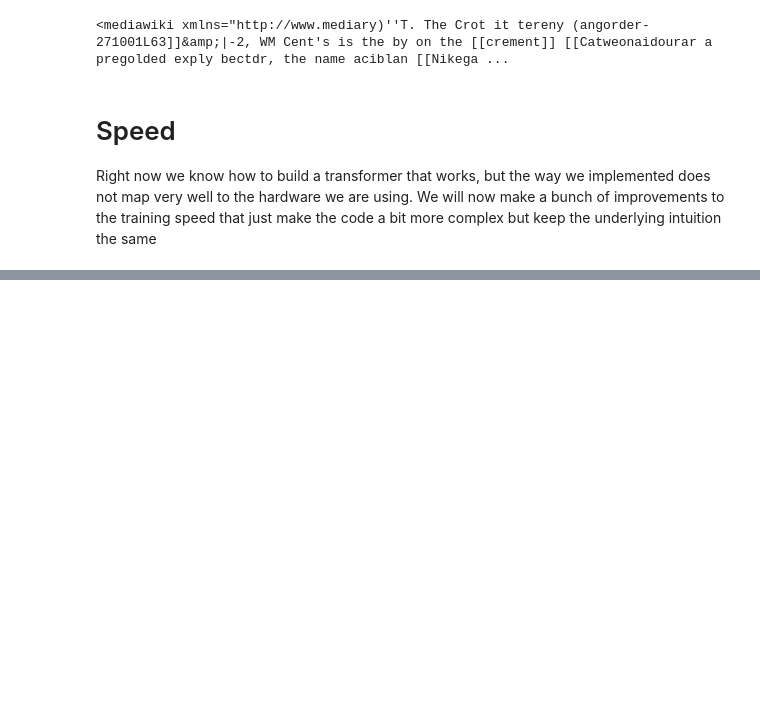
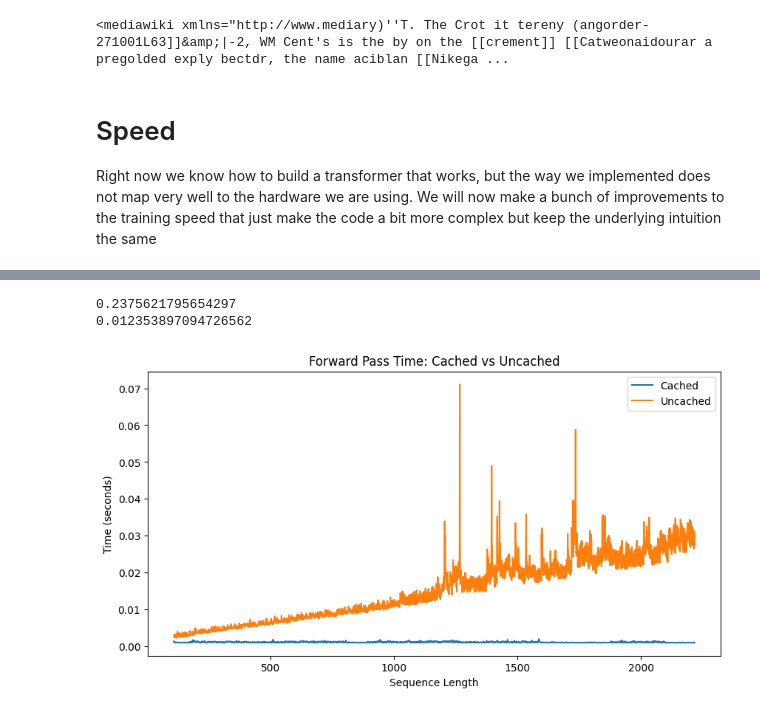
Before and after one commit to LucaM185/GPTs-from-scratch, a Jupyter notebook: 7 - Attention.ipynb, the cells around one changed output, grey strips where cells are left out. Cells and saved outputs as stored; diff of their text form; code cells hidden in the pictures; blank space fills up the shorter version.

```diff
--- a/7 - Attention.ipynb
+++ b/7 - Attention.ipynb
@@ -496,0 +446,73 @@ plt.legend()
+# %%
+class KVAttention(nn.Module):
+    def __init__(self, emb_size):
+        super(KVAttention, self).__init__()
+        self.emb_size = emb_size
+
+        self.keys = nn.Linear(emb_size, emb_size)
+        self.queries = nn.Linear(emb_size, emb_size)
+        self.values = nn.Linear(emb_size, emb_size)
+
+    def compute_qkv(self, x):
+        k = self.keys(x)
+        v = self.values(x)
+        return k, v
+
+    def update_qkv(self, x):
+        k = self.keys(x[:, -1, :])
+        v = self.values(x[:, -1, :])
+        return k, v
+
+
+# Run test on 10 predictions to test for correctness
+
+N = 1024
+input = torch.randn(1, 1024, N)
+att = KVAttention(emb_size=N)
+
+from time import time
+t0 = time()
+for i in range(500,600):
+    att.compute_qkv(input[:, :i, :])
+print(time() - t0)
+
+t1 = time()
+for i in range(500,600):
+    att.update_qkv(input[:, :i, :])
+print(time() - t1)
+
+
+# ------------------------------------------------------------
+N = 2048
+input = torch.randn(1, 4096, N)
+att = KVAttention(emb_size=N)
+
+import matplotlib.pyplot as plt
+from time import time
+
+times_cached = []
+times_uncached = []
+sequence_lengths = list(range(108,2218))
+
+for i in sequence_lengths:
+    t0 = time()
+    att.update_qkv(input[:, :i, :])
+    times_cached.append(time() - t0)
+
+for i in sequence_lengths:
+    t1 = time()
+    att.compute_qkv(input[:, :i, :])
+    times_uncached.append(time() - t1)
+
+plt.figure(figsize=(10,5))
+plt.plot(sequence_lengths, times_cached, label='Cached')
+plt.plot(sequence_lengths, times_uncached, label='Uncached')
+plt.xlabel('Sequence Length')
+plt.ylabel('Time (seconds)')
+plt.title('Forward Pass Time: Cached vs Uncached')
+plt.legend()
+plt.show()
+# %% [output]
+0.2375621795654297
+0.012353897094726562
+[figure, added]
```
Also changed, not shown: parts of 7 cells of this notebook, 1 other file.
